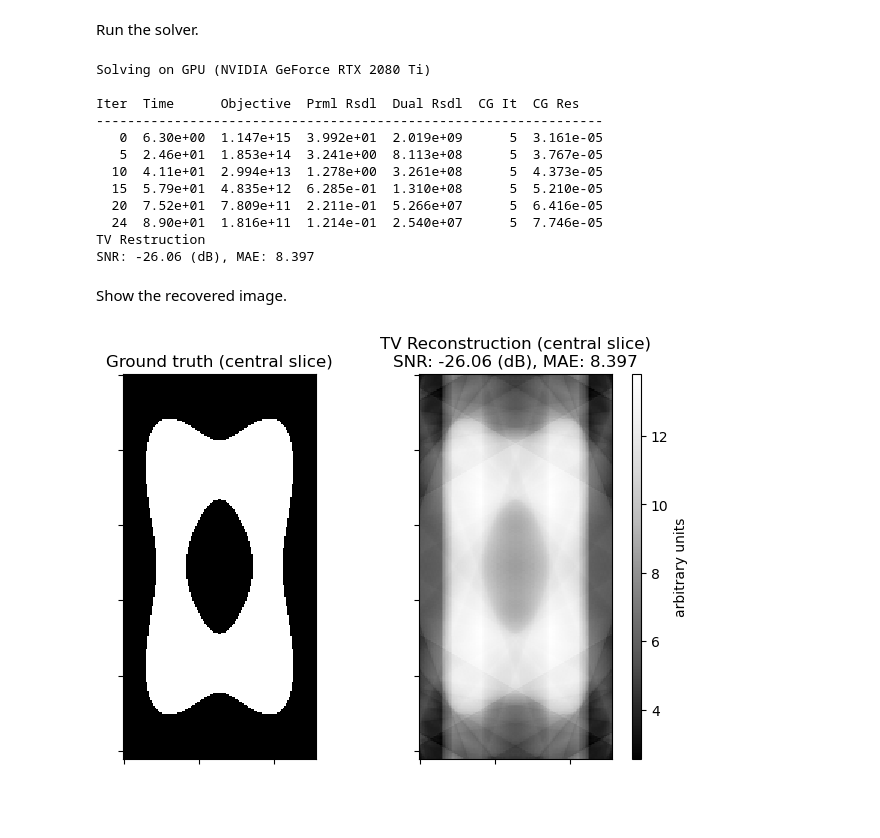
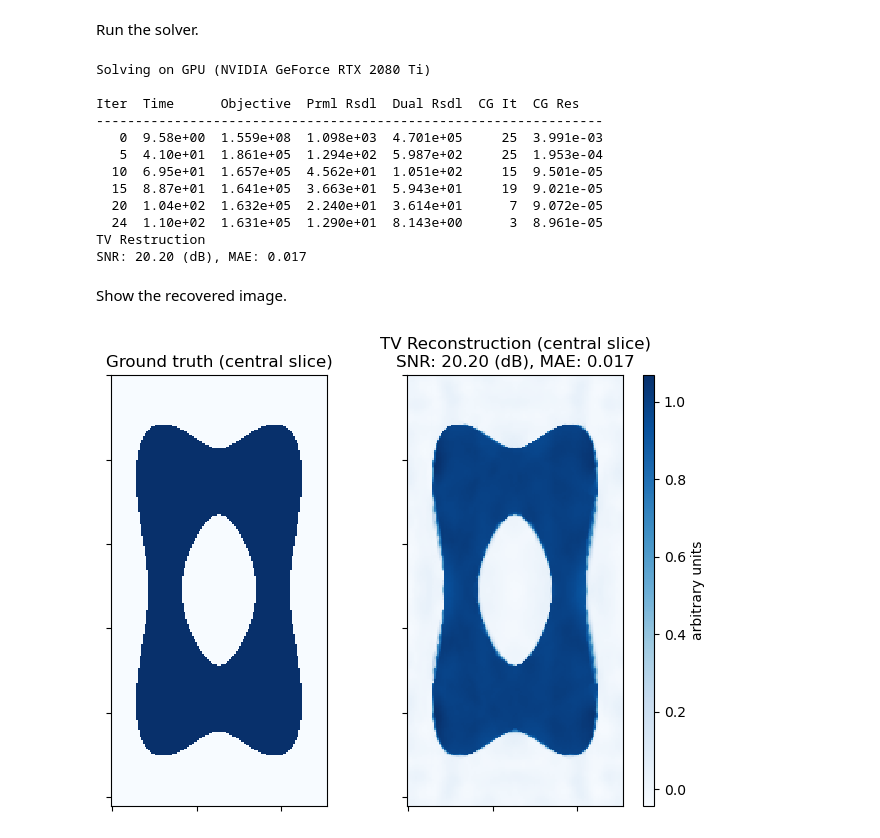
Before and after one commit to lanl/scico-data, a Jupyter notebook: notebooks/ct_astra_3d_tv_admm.ipynb, the cells around one changed output. Drawn from its saved outputs; the diff is of its cells as text; code cells hidden in the pictures; blank space fills up the shorter version.

```diff
--- a/notebooks/ct_astra_3d_tv_admm.ipynb
+++ b/notebooks/ct_astra_3d_tv_admm.ipynb
@@ -61,7 +61,7 @@ f = loss.SquaredL2Loss(y=y, A=C)
 solver = ADMM(
     f=f,
     g_list=[g],
-    C_list=[C],
+    C_list=[D],
     rho_list=[ρ],
     x0=C.T(y),
     maxiter=maxiter,
@@ -84,30 +84,37 @@ Solving on GPU (NVIDIA GeForce RTX 2080 Ti)
 
 Iter  Time      Objective  Prml Rsdl  Dual Rsdl  CG It  CG Res
 -----------------------------------------------------------------
-   0  6.30e+00  1.147e+15  3.992e+01  2.019e+09      5  3.161e-05
-   5  2.46e+01  1.853e+14  3.241e+00  8.113e+08      5  3.767e-05
-  10  4.11e+01  2.994e+13  1.278e+00  3.261e+08      5  4.373e-05
-  15  5.79e+01  4.835e+12  6.285e-01  1.310e+08      5  5.210e-05
-  20  7.52e+01  7.809e+11  2.211e-01  5.266e+07      5  6.416e-05
-  24  8.90e+01  1.816e+11  1.214e-01  2.540e+07      5  7.746e-05
+   0  9.58e+00  1.559e+08  1.098e+03  4.701e+05     25  3.991e-03
+   5  4.10e+01  1.861e+05  1.294e+02  5.987e+02     25  1.953e-04
+  10  6.95e+01  1.657e+05  4.562e+01  1.051e+02     15  9.501e-05
+  15  8.87e+01  1.641e+05  3.663e+01  5.943e+01     19  9.021e-05
+  20  1.04e+02  1.632e+05  2.240e+01  3.614e+01      7  9.072e-05
+  24  1.10e+02  1.631e+05  1.290e+01  8.143e+00      3  8.961e-05
 TV Restruction
-SNR: -26.06 (dB), MAE: 8.397
+SNR: 20.20 (dB), MAE: 0.017
 # %% [markdown]
 Show the recovered image.
 # %%
-fig, ax = plot.subplots(nrows=1, ncols=2, figsize=(7, 5))
-plot.imview(tangle[32], title="Ground truth (central slice)", cbar=None, fig=fig, ax=ax[0])
-
+fig, ax = plot.subplots(nrows=1, ncols=2, figsize=(7, 6))
+plot.imview(
+    tangle[32],
+    title="Ground truth (central slice)",
+    cmap=plot.cm.Blues,
+    cbar=None,
+    fig=fig,
+    ax=ax[0],
+)
 plot.imview(
     tangle_recon[32],
     title="TV Reconstruction (central slice)\nSNR: %.2f (dB), MAE: %.3f"
     % (metric.snr(tangle, tangle_recon), metric.mae(tangle, tangle_recon)),
+    cmap=plot.cm.Blues,
     fig=fig,
     ax=ax[1],
 )
 divider = make_axes_locatable(ax[1])
 cax = divider.append_axes("right", size="5%", pad=0.2)
 fig.colorbar(ax[1].get_images()[0], cax=cax, label="arbitrary units")
 fig.show()
 # %% [output]
-[figure, old version]
+[figure, new version]
```
Also changed, not shown: 1 other file.
